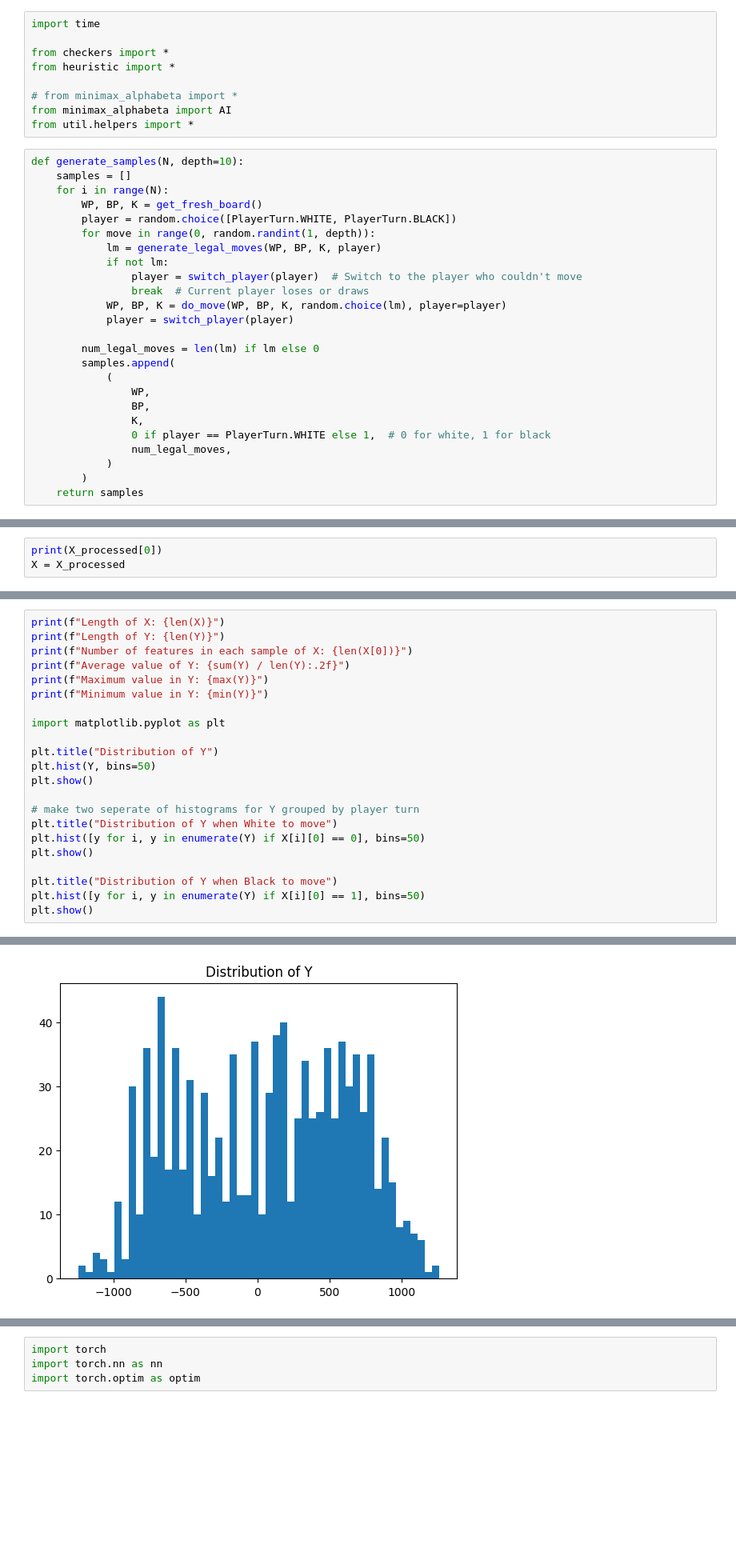
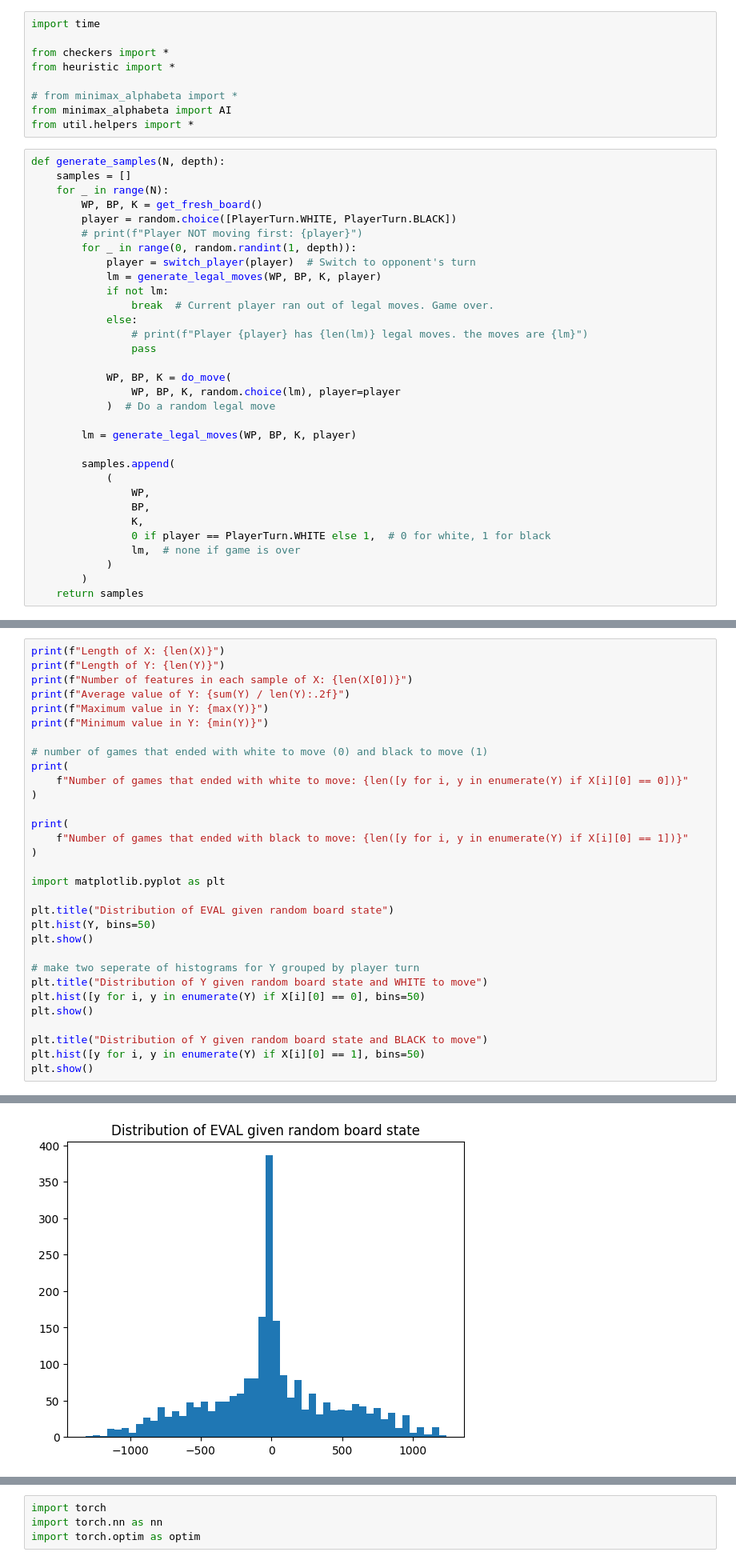
Before and after one commit to ak2k2/Checkers-Alpha-Beta-AI, a Jupyter notebook: src/FFNN.ipynb, the cells around one changed output, grey strips where cells are left out. Shown: that part at 80% size. Drawn from its saved outputs; the diff is of its cells as text; blank space fills up the shorter version.

```diff
--- a/src/FFNN.ipynb
+++ b/src/FFNN.ipynb
@@ -8,27 +8,34 @@ from heuristic import *
 from minimax_alphabeta import AI
 from util.helpers import *
 # %%
-def generate_samples(N, depth=10):
+def generate_samples(N, depth):
     samples = []
-    for i in range(N):
+    for _ in range(N):
         WP, BP, K = get_fresh_board()
         player = random.choice([PlayerTurn.WHITE, PlayerTurn.BLACK])
-        for move in range(0, random.randint(1, depth)):
+        # print(f"Player NOT moving first: {player}")
+        for _ in range(0, random.randint(1, depth)):
+            player = switch_player(player)  # Switch to opponent's turn
             lm = generate_legal_moves(WP, BP, K, player)
             if not lm:
-                player = switch_player(player)  # Switch to the player who couldn't move
-                break  # Current player loses or draws
-            WP, BP, K = do_move(WP, BP, K, random.choice(lm), player=player)
-            player = switch_player(player)
+                break  # Current player ran out of legal moves. Game over.
+            else:
+                # print(f"Player {player} has {len(lm)} legal moves. the moves are {lm}")
+                pass
 
-        num_legal_moves = len(lm) if lm else 0
+            WP, BP, K = do_move(
+                WP, BP, K, random.choice(lm), player=player
+            )  # Do a random legal move
+
+        lm = generate_legal_moves(WP, BP, K, player)
+
         samples.append(
             (
                 WP,
                 BP,
                 K,
                 0 if player == PlayerTurn.WHITE else 1,  # 0 for white, 1 for black
-                num_legal_moves,
+                lm,  # none if game is over
             )
         )
     return samples
@@ -81,3 +107,0 @@ X_processed = [prepare_sample(sample) for sample in X]
-# %%
-print(X_processed[0])
-X = X_processed
@@ -91,18 +113,27 @@ print(f"Average value of Y: {sum(Y) / len(Y):.2f}")
 print(f"Maximum value in Y: {max(Y)}")
 print(f"Minimum value in Y: {min(Y)}")
 
+# number of games that ended with white to move (0) and black to move (1)
+print(
+    f"Number of games that ended with white to move: {len([y for i, y in enumerate(Y) if X[i][0] == 0])}"
+)
+
+print(
+    f"Number of games that ended with black to move: {len([y for i, y in enumerate(Y) if X[i][0] == 1])}"
+)
+
 import matplotlib.pyplot as plt
 
-plt.title("Distribution of Y")
+plt.title("Distribution of EVAL given random board state")
 plt.hist(Y, bins=50)
 plt.show()
 
 # make two seperate of histograms for Y grouped by player turn
-plt.title("Distribution of Y when White to move")
+plt.title("Distribution of Y given random board state and WHITE to move")
 plt.hist([y for i, y in enumerate(Y) if X[i][0] == 0], bins=50)
 plt.show()
 
-plt.title("Distribution of Y when Black to move")
+plt.title("Distribution of Y given random board state and BLACK to move")
 plt.hist([y for i, y in enumerate(Y) if X[i][0] == 1], bins=50)
 plt.show()
 # %% [output]
@@ -115 +148 @@ Minimum value in Y: -1243
-[figure, old version]
+[figure, new version]
```
Also changed, not shown: parts of 8 cells of this notebook, 1 other file.
